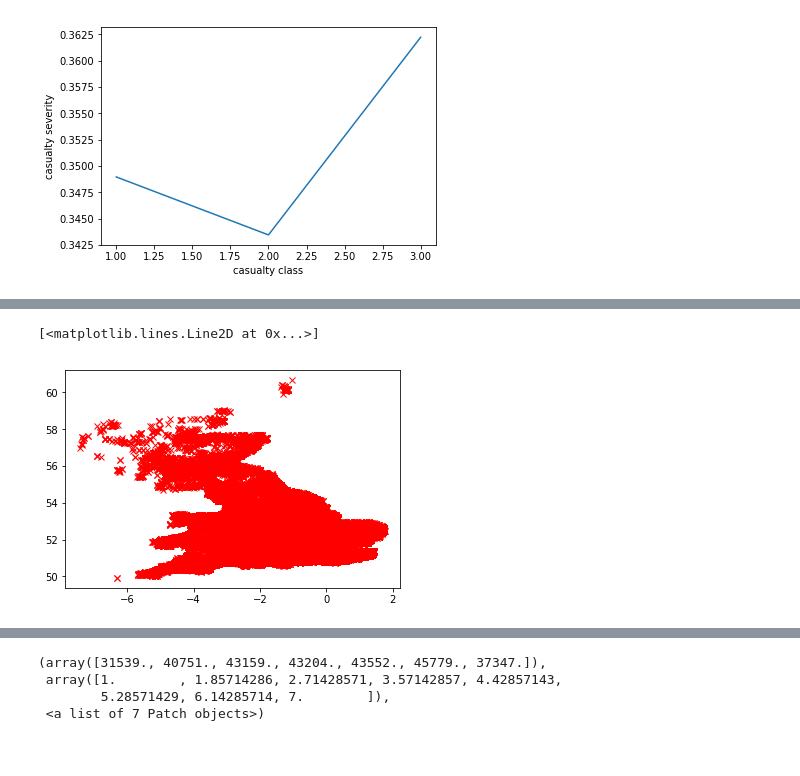
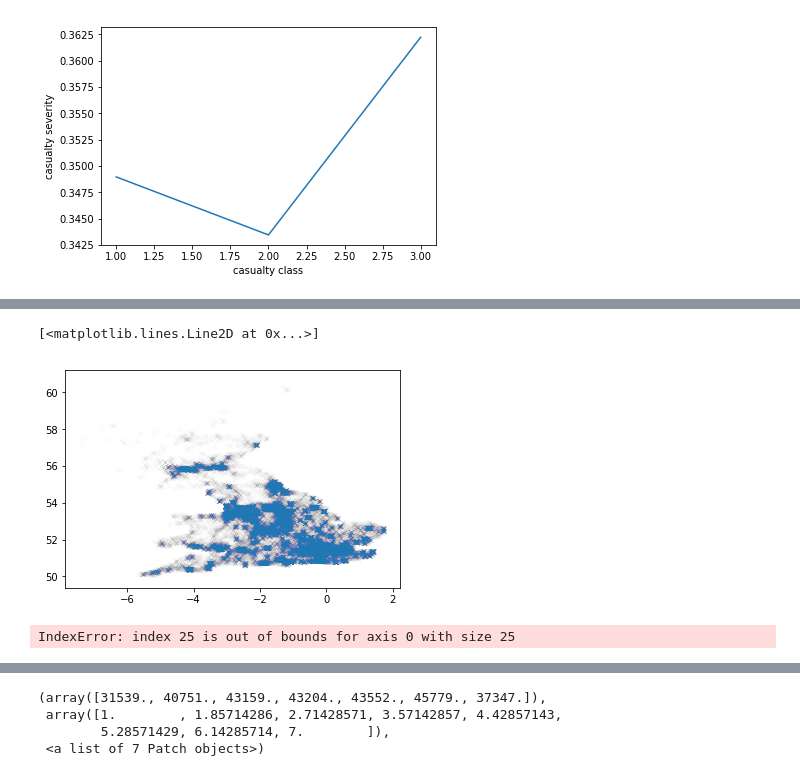
Before and after one commit to RajatRasal/Road-Accidents-Analysis-AI-Hack, a Jupyter notebook: DataCleaning.ipynb, the cells around one changed output, grey strips where cells are left out. Drawn from its saved outputs; the diff is of its cells as text; code cells hidden in the pictures.

Commit message:
created graphs and tried implementing rnn

```diff
--- a/DataCleaning.ipynb
+++ b/DataCleaning.ipynb
@@ -240,5 +236,28 @@ plt.hist(data.police_force, bins=52)
 # %%
-plt.plot(data.longitude, data.latitude, 'rx')
+plt.plot(data.longitude, data.latitude, 'x', alpha=0.005)
 # %% [output]
 [<matplotlib.lines.Line2D at 0x...>]
-[figure, old version]
+[figure, new version]
+# %%
+# this_data = data.groupby(['longitude',pd.cut(data.longitude, 10)])
+# print(this_data.head())
+# this_data = pd.cut(this_data.latitude, 10)
+
+
+#Write a short mapper that bins data
+def map_bin(x, bins):
+    kwargs = {}
+    if x == max(bins):
+        kwargs['right'] = True
+    bin = bins[np.digitize([x], bins, **kwargs)[0]]
+    bin_lower = bins[np.digitize([x], bins, **kwargs)[0]-1]
+    return '[{0}-{1}]'.format(bin_lower, bin)
+
+freq_bins = np.arange(0, 375, 15)
+data['Binned1'] = data['longitude'].apply(map_bin, bins=freq_bins)
+data['Binned2'] = data['latitude'].apply(map_bin, bins=freq_bins)
+
+pd.crosstab(data.Binned1, data.Binned2).stack().reset_index(name='C')
+this_data.plot.scatter(x='latitude', y='longitude', s=counts['C']/10);
+# %% [output]
+IndexError: index 25 is out of bounds for axis 0 with size 25
```
Also changed, not shown: parts of 10 cells of this notebook, 8 other files.
